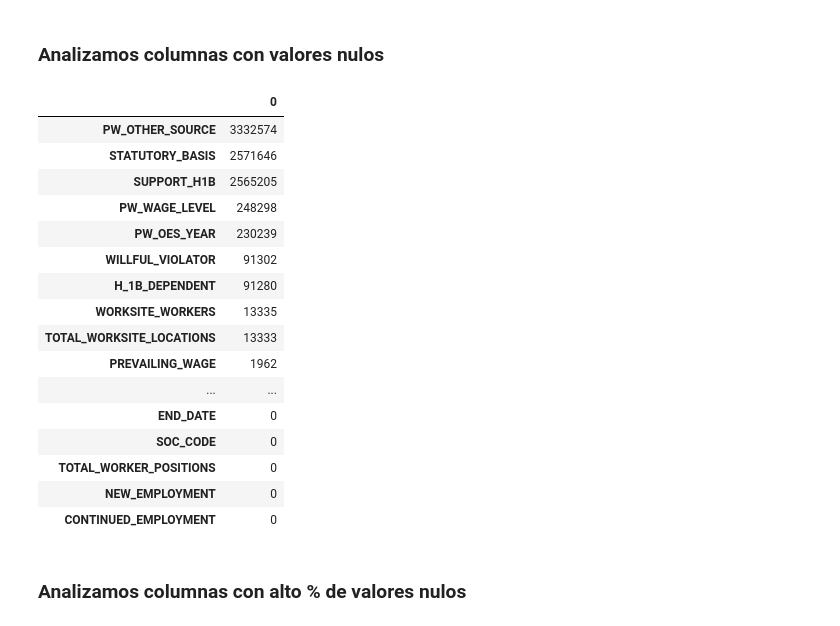
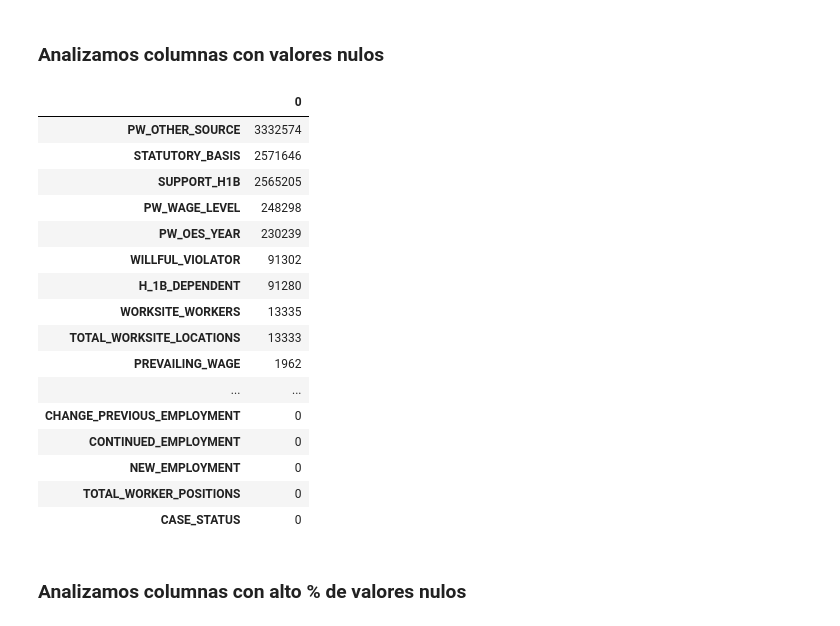
Before and after one commit to Oswaldoslv04/proyecto_final_lca, a Jupyter notebook: src/PROYECTO_FINAL_LCA_DISCLOSURE.ipynb, the cells around one changed output. Cells and saved outputs as stored; diff of their text form; code cells hidden in the pictures.

```diff
--- a/src/PROYECTO_FINAL_LCA_DISCLOSURE.ipynb
+++ b/src/PROYECTO_FINAL_LCA_DISCLOSURE.ipynb
@@ -48,0 +58,9 @@ file_path = '/content/drive/MyDrive/Colab Notebooks/PROYECTO 4GEEKS/Combined_LCA
+# %%
+# Crear carpeta para guardar la base de datos
+Path("database").mkdir(exist_ok=True)
+
+# Crear conexión SQLite
+conn = sqlite3.connect("database/h1b_lca_project.db")
+
+# Nombre de la tabla principal
+table_name = "lca_disclosure_data"
@@ -120,0 +230,11 @@ Para garantizar la seguridad y eficiencia en el acceso, los datos se migran del
+# %%
+# Convertir la lista de columnas a texto SQL
+cols_sql = ", ".join([f'"{col}"' for col in use_cols])
+
+query = f"""
+SELECT {cols_sql}
+FROM lca_disclosure_data;
+"""
+
+# Creamos df desde SQLite
+df = pd.read_sql_query(query, conn)
@@ -171,26 +303,26 @@ memory usage: 1006.3+ MB
 # %% [markdown]
 ### Analizamos columnas con valores nulos
 # %%
-col_nulls = pd.DataFrame(df_reduced.isnull().sum()).sort_values(0,ascending=False)
+col_nulls = pd.DataFrame(df.isnull().sum()).sort_values(0,ascending=False)
 col_nulls
 # %% [output]
 |  | 0 |
 | PW_OTHER_SOURCE | 3332574 |
 | STATUTORY_BASIS | 2571646 |
 | SUPPORT_H1B | 2565205 |
 | PW_WAGE_LEVEL | 248298 |
 | PW_OES_YEAR | 230239 |
 | WILLFUL_VIOLATOR | 91302 |
 | H_1B_DEPENDENT | 91280 |
 | WORKSITE_WORKERS | 13335 |
 | TOTAL_WORKSITE_LOCATIONS | 13333 |
 | PREVAILING_WAGE | 1962 |
 | ... | ... |
-| END_DATE | 0 |
-| SOC_CODE | 0 |
+| CHANGE_PREVIOUS_EMPLOYMENT | 0 |
+| CONTINUED_EMPLOYMENT | 0 |
+| NEW_EMPLOYMENT | 0 |
 | TOTAL_WORKER_POSITIONS | 0 |
-| NEW_EMPLOYMENT | 0 |
-| CONTINUED_EMPLOYMENT | 0 |
+| CASE_STATUS | 0 |
 # %% [markdown]
 ### Analizamos columnas con alto % de valores nulos
 # %%
```
Also changed, not shown: parts of 69 cells of this notebook.
